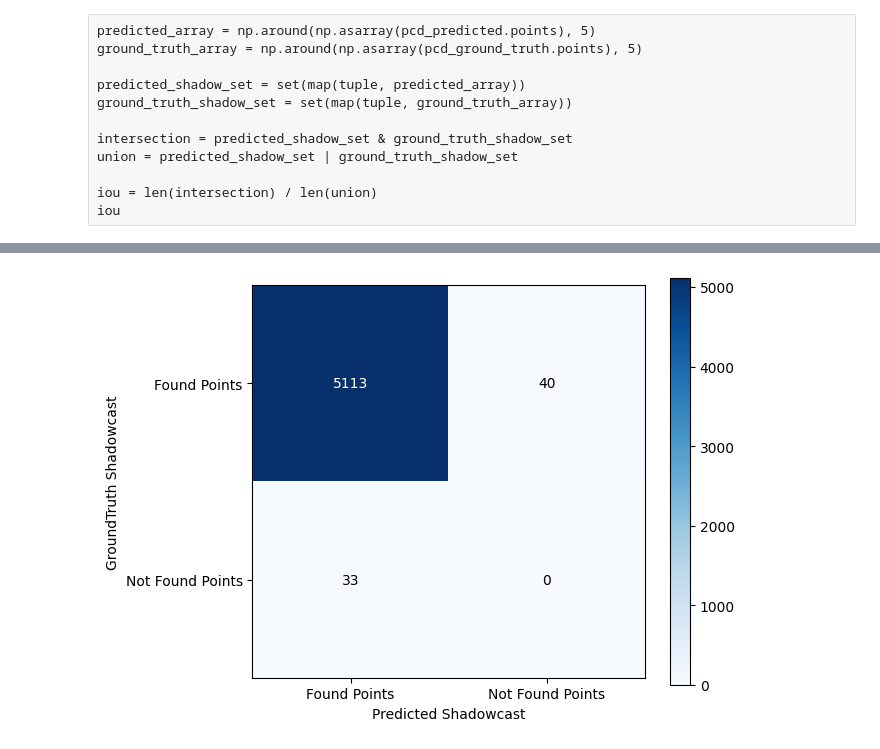
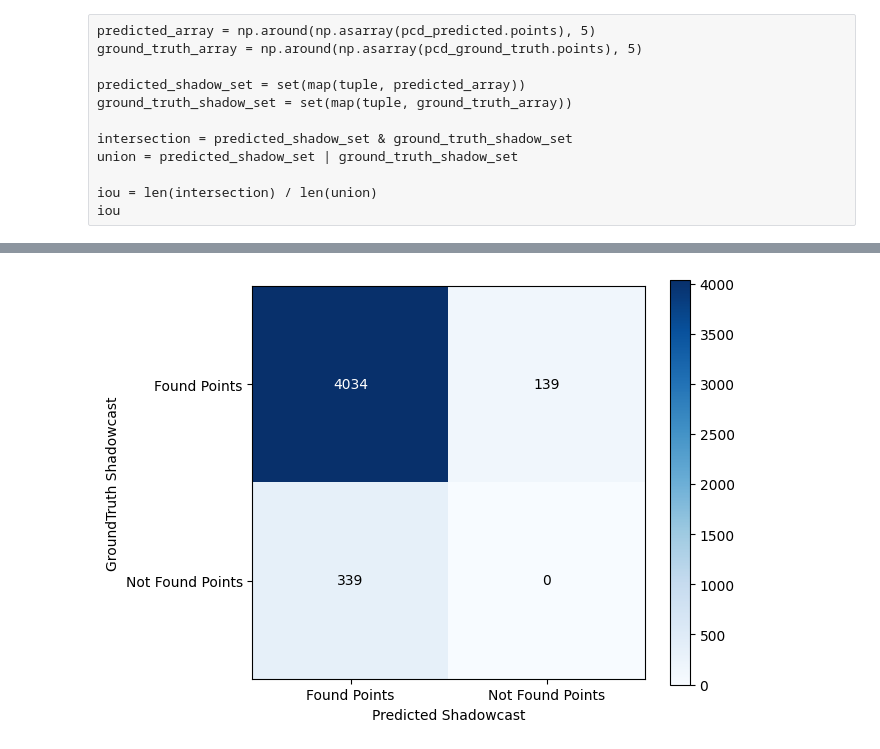
Before and after one commit to bisalgt/spawn_objects_in_carla, a Jupyter notebook: notebooks/comparision between prototype and raycasted prototype.ipynb, the cells around one changed output, grey strips where cells are left out. Saved outputs shown, nothing was run; the diff lists cells and outputs as text; code cells hidden in the pictures.

```diff
--- a/notebooks/comparision between prototype and raycasted prototype.ipynb
+++ b/notebooks/comparision between prototype and raycasted prototype.ipynb
@@ -721,32 +726,32 @@ len(pcd_predicted.points)
 # %%
 import numpy as np
 import matplotlib.pyplot as plt
 
 # Assuming cm is your 2x2 confusion matrix
-cm = np.array([[5113, 40], [33, 0]])
+cm = np.array([[4034, 139], [339, 0]])
 
 fig, ax = plt.subplots()
 im = ax.imshow(cm, interpolation='nearest', cmap=plt.cm.Blues)
 ax.figure.colorbar(im, ax=ax)
 
 # We want to show all ticks...
 ax.set(xticks=np.arange(cm.shape[1]),
        yticks=np.arange(cm.shape[0]),
        # ... and label them with the respective list entries
        xticklabels=['Found Points', 'Not Found Points'], yticklabels=['Found Points', 'Not Found Points'],
        # title='Confusion Matrix',
        ylabel='GroundTruth Shadowcast',
        xlabel='Predicted Shadowcast')
 
 # Loop over data dimensions and create text annotations.
 for i in range(cm.shape[0]):
     for j in range(cm.shape[1]):
         ax.text(j, i, format(cm[i, j], 'd'),
                 ha="center", va="center",
                 color="white" if cm[i, j] > cm.max() / 2. else "black")
 
 fig.tight_layout()
 plt.show()
 # %% [output]
-[figure, old version]
+[figure, new version]
 # %%
```
Also changed, not shown: parts of 35 cells of this notebook, 5 other files.
